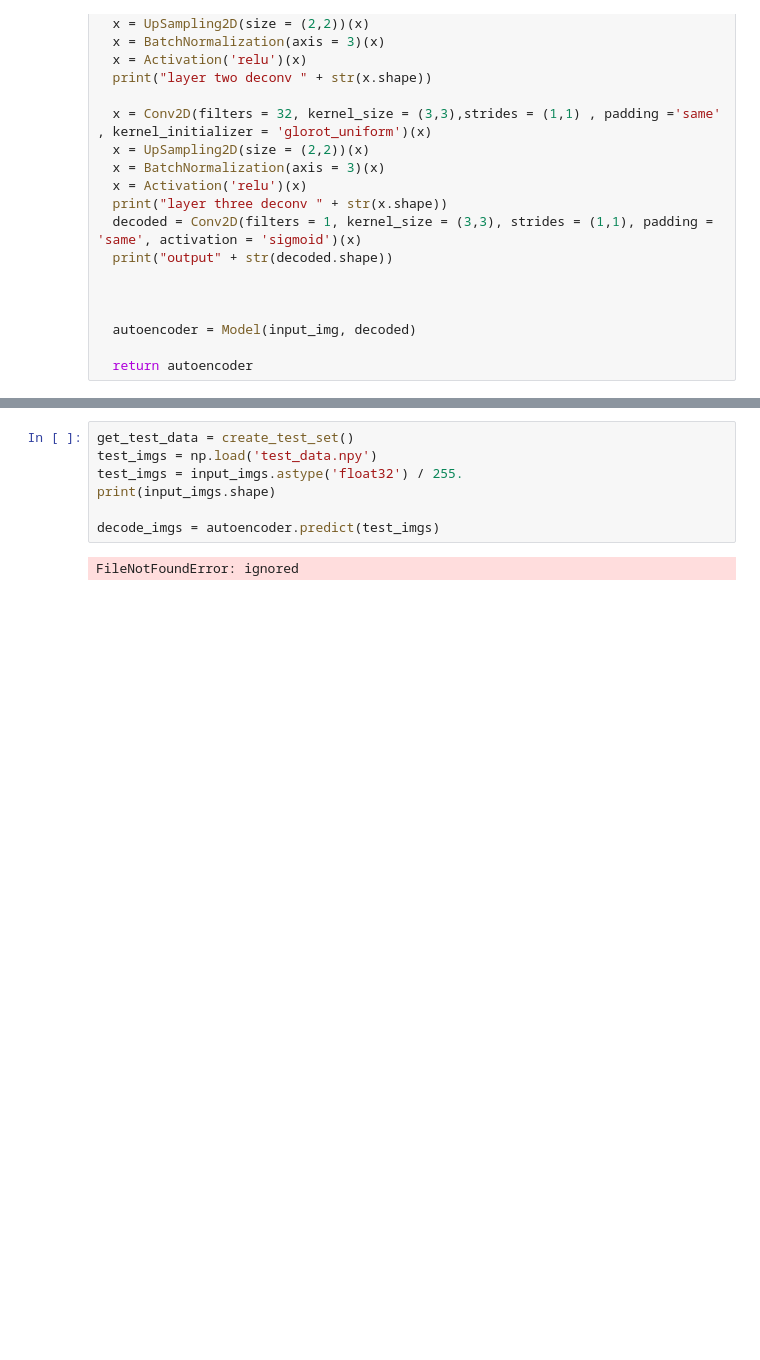
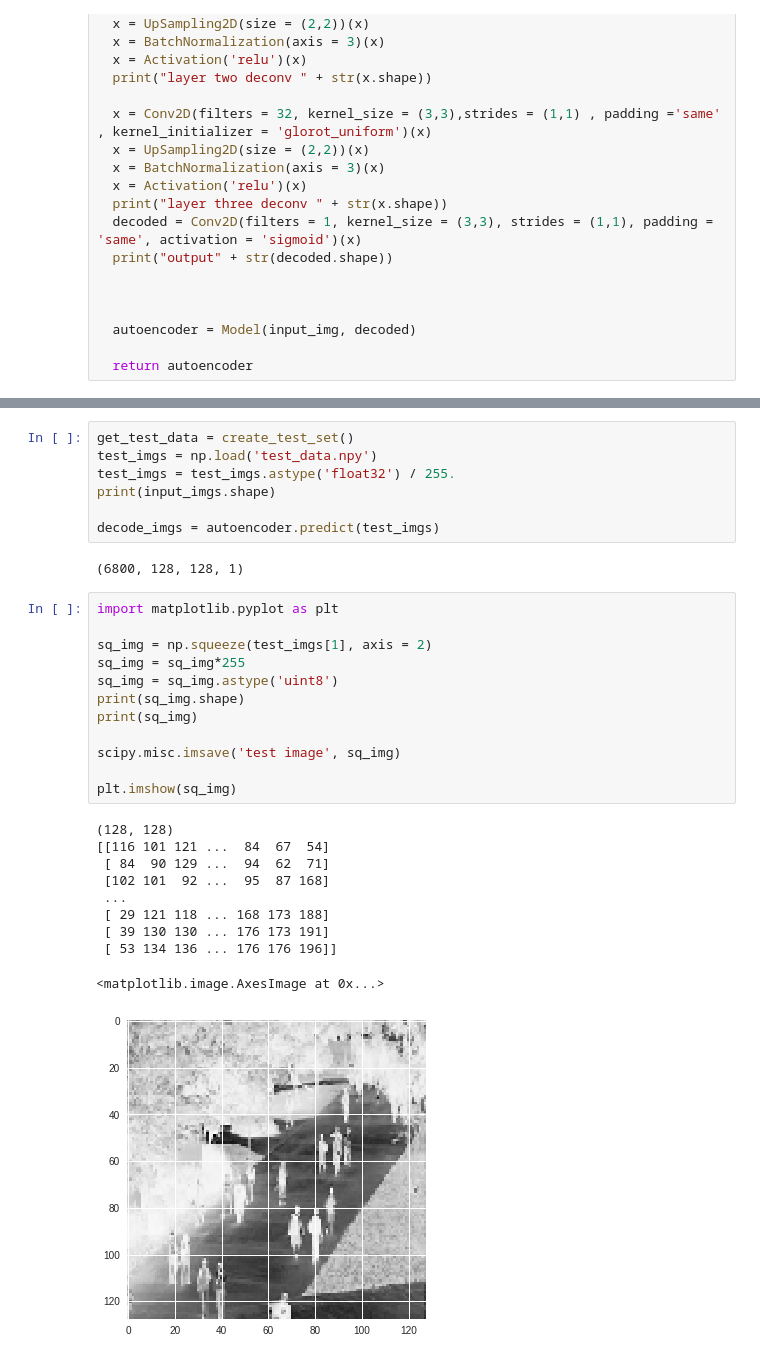
Before and after one commit to MChamith/SpatioAE, a Jupyter notebook: trainae.ipynb, the cells around one changed output, grey strips where cells are left out. Drawn from its saved outputs; the diff is of its cells as text; blank space fills up the shorter version.

```diff
--- a/trainae.ipynb
+++ b/trainae.ipynb
@@ -158,10 +166,33 @@ ValueError: ignored
 # %%
 get_test_data = create_test_set()
 test_imgs = np.load('test_data.npy')
-test_imgs = input_imgs.astype('float32') / 255.
+test_imgs = test_imgs.astype('float32') / 255.
 print(input_imgs.shape)
 
 decode_imgs = autoencoder.predict(test_imgs)
 # %% [output]
-FileNotFoundError: ignored
+(6800, 128, 128, 1)
+# %%
+import matplotlib.pyplot as plt
+
+sq_img = np.squeeze(test_imgs[1], axis = 2)
+sq_img = sq_img*255
+sq_img = sq_img.astype('uint8')
+print(sq_img.shape)
+print(sq_img)
+
+scipy.misc.imsave('test image', sq_img)
+
+plt.imshow(sq_img)
+# %% [output]
+(128, 128)
+[[116 101 121 ...  84  67  54]
+ [ 84  90 129 ...  94  62  71]
+ [102 101  92 ...  95  87 168]
+ ...
+ [ 29 121 118 ... 168 173 188]
+ [ 39 130 130 ... 176 173 191]
+ [ 53 134 136 ... 176 176 196]]
+<matplotlib.image.AxesImage at 0x...>
+[figure, added]
 # %%
```
Also changed, not shown: parts of 5 cells of this notebook.
